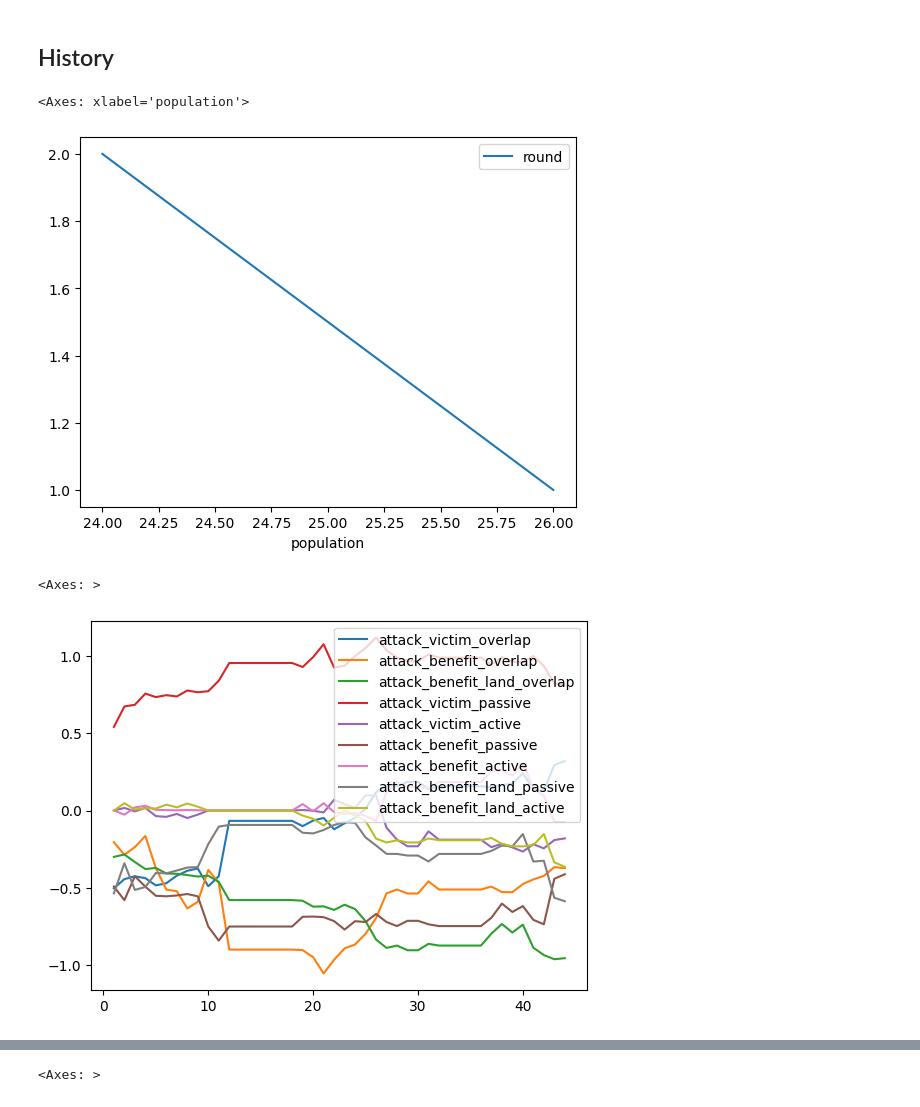
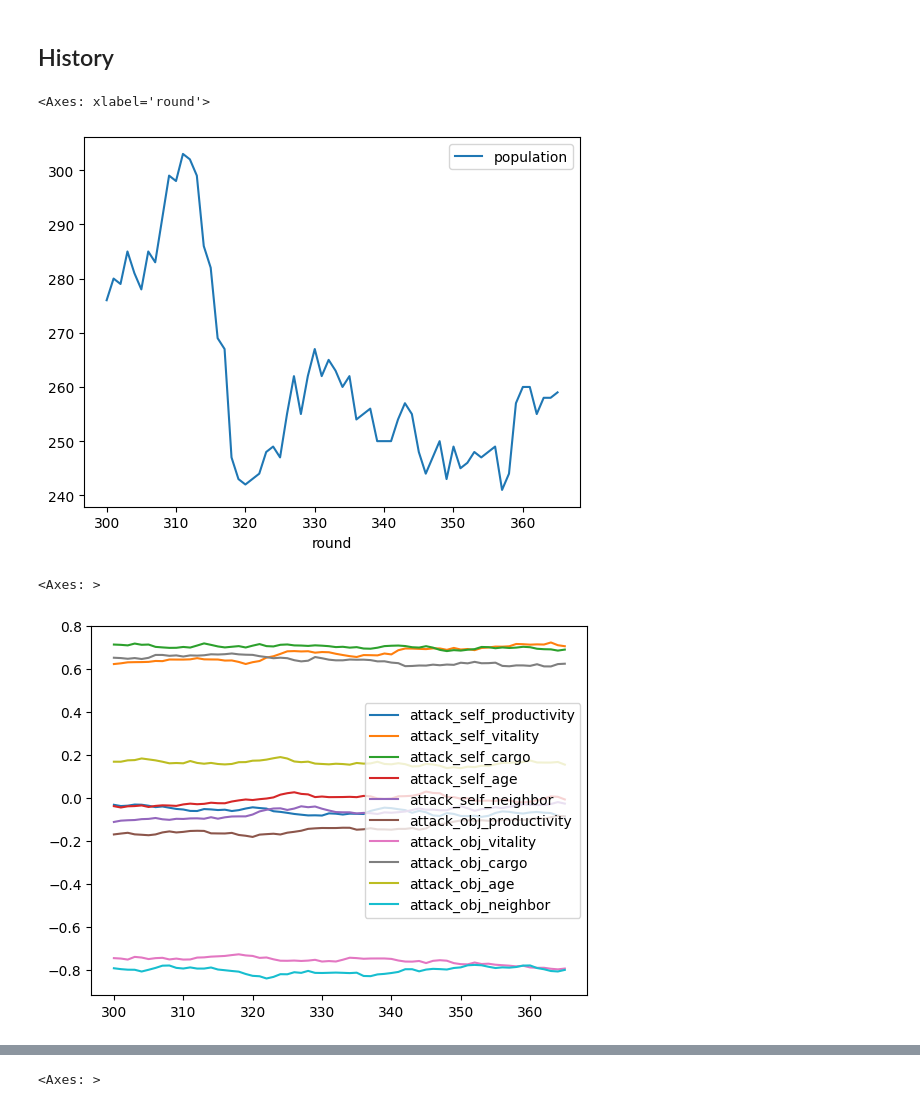
Before and after one commit to LEE-CHENYU/leviathan, a Jupyter notebook: notebooks/test_tracer.ipynb, the cells around one changed output, grey strips where cells are left out. Cells and saved outputs as stored; diff of their text form; code cells hidden in the pictures.

```diff
--- a/notebooks/test_tracer.ipynb
+++ b/notebooks/test_tracer.ipynb
@@ -23,40 +23,40 @@ https://ericmjl.github.io/nxviz/ to learn more. We hope you enjoy using it!
 
   warnings.warn(
 # %%
-tracer = Tracer.load_from_pickle_folder("../data/Mar/10_13-23", 0, 44)
+tracer = Tracer.load_from_pickle_folder("../data/Mar/10_14-15", 300, 400)
 # %% [markdown]
 ## History
 # %%
 history = tracer.all_member_summary_history()
 # %%
-history["info"].plot("population")
+history["info"].plot(x="round", y="population")
 # %% [output]
-<Axes: xlabel='population'>
+<Axes: xlabel='round'>
-[figure, old version]
+[figure, new version]
 # %%
 history["mean"].plot(None, [
-    # 'attack_self_productivity',
-    # 'attack_self_vitality',
-    # 'attack_self_cargo',
-    # 'attack_self_age',
-    # 'attack_self_neighbor',
-    # 'attack_obj_productivity',
-    # 'attack_obj_vitality',
-    # 'attack_obj_cargo',
-    # 'attack_obj_age',
-    # 'attack_obj_neighbor',
-    'attack_victim_overlap',
-    'attack_benefit_overlap',
-    'attack_benefit_land_overlap',
-    'attack_victim_passive',
-    'attack_victim_active',
-    'attack_benefit_passive',
-    'attack_benefit_active',
-    'attack_benefit_land_passive',
-    'attack_benefit_land_active',
+    'attack_self_productivity',
+    'attack_self_vitality',
+    'attack_self_cargo',
+    'attack_self_age',
+    'attack_self_neighbor',
+    'attack_obj_productivity',
+    'attack_obj_vitality',
+    'attack_obj_cargo',
+    'attack_obj_age',
+    'attack_obj_neighbor',
+    # 'attack_victim_overlap',
+    # 'attack_benefit_overlap',
+    # 'attack_benefit_land_overlap',
+    # 'attack_victim_passive',
+    # 'attack_victim_active',
+    # 'attack_benefit_passive',
+    # 'attack_benefit_active',
+    # 'attack_benefit_land_passive',
+    # 'attack_benefit_land_active',
 ])
 # %% [output]
 <Axes: >
-[figure, old version]
+[figure, new version]
 # %%
 history["std"].plot(None, [
```
Also changed, not shown: parts of 23 cells of this notebook, 6 other files.
